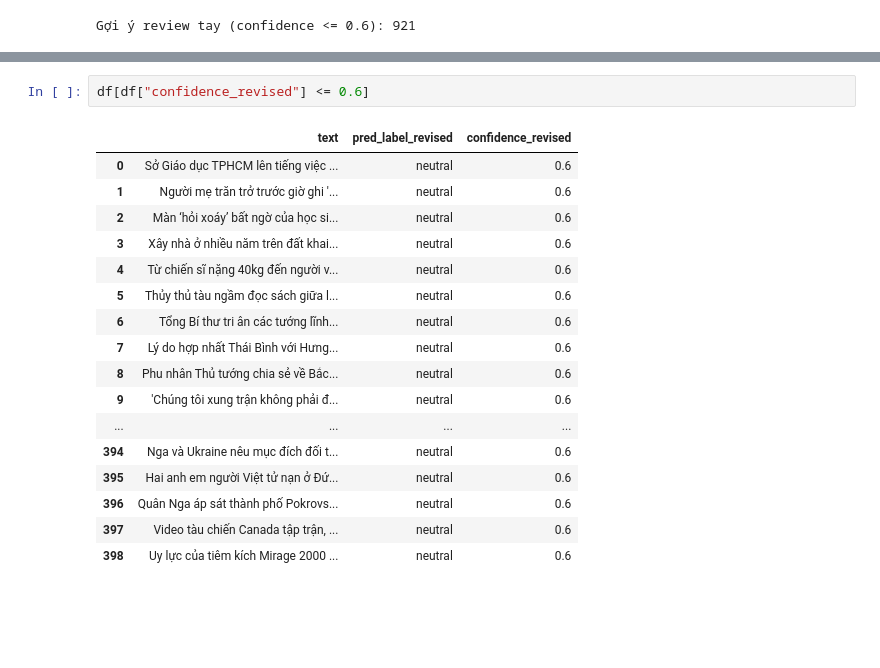
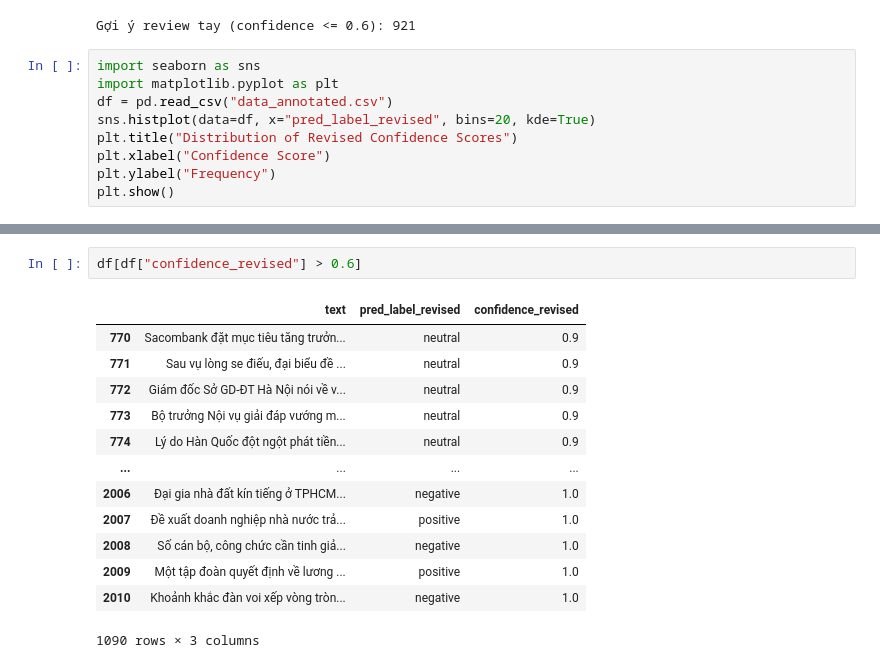
Before and after one commit to leducthanh041/DS102-DoAn, a Jupyter notebook: 02.GanNhan.ipynb, the cells around one changed output, grey strips where cells are left out. Drawn from its saved outputs; the diff is of its cells as text; blank space fills up the shorter version.

Commit message:
Done labelling data

```diff
--- a/02.GanNhan.ipynb
+++ b/02.GanNhan.ipynb
@@ -778,3 +277,12 @@ df = pd.read_csv("data_annotated.csv")
 print("Gợi ý review tay (confidence <= 0.6):", int((df["confidence_revised"] <= 0.6).sum()))
 # %% [output]
 Gợi ý review tay (confidence <= 0.6): 921
+# %%
+import seaborn as sns
+import matplotlib.pyplot as plt
+df = pd.read_csv("data_annotated.csv")
+sns.histplot(data=df, x="pred_label_revised", bins=20, kde=True)
+plt.title("Distribution of Revised Confidence Scores")
+plt.xlabel("Confidence Score")
+plt.ylabel("Frequency")
+plt.show()
@@ -781,22 +291,18 @@ Gợi ý review tay (confidence <= 0.6): 921
 # %%
-df[df["confidence_revised"] <= 0.6]
+df[df["confidence_revised"] > 0.6]
 # %% [output]
 |  | text | pred_label_revised | confidence_revised |
-| 0 | Sở Giáo dục TPHCM lên tiếng việc ... | neutral | 0.6 |
-| 1 | Người mẹ trăn trở trước giờ ghi '... | neutral | 0.6 |
-| 2 | Màn ‘hỏi xoáy’ bất ngờ của học si... | neutral | 0.6 |
-| 3 | Xây nhà ở nhiều năm trên đất khai... | neutral | 0.6 |
-| 4 | Từ chiến sĩ nặng 40kg đến người v... | neutral | 0.6 |
-| 5 | Thủy thủ tàu ngầm đọc sách giữa l... | neutral | 0.6 |
-| 6 | Tổng Bí thư tri ân các tướng lĩnh... | neutral | 0.6 |
-| 7 | Lý do hợp nhất Thái Bình với Hưng... | neutral | 0.6 |
-| 8 | Phu nhân Thủ tướng chia sẻ về Bắc... | neutral | 0.6 |
-| 9 | 'Chúng tôi xung trận không phải đ... | neutral | 0.6 |
+| 770 | Sacombank đặt mục tiêu tăng trưởn... | neutral | 0.9 |
+| 771 | Sau vụ lòng se điếu, đại biểu đề ... | neutral | 0.9 |
+| 772 | Giám đốc Sở GD-ĐT Hà Nội nói về v... | neutral | 0.9 |
+| 773 | Bộ trưởng Nội vụ giải đáp vướng m... | neutral | 0.9 |
+| 774 | Lý do Hàn Quốc đột ngột phát tiền... | neutral | 0.9 |
 | ... | ... | ... | ... |
-| 394 | Nga và Ukraine nêu mục đích đối t... | neutral | 0.6 |
-| 395 | Hai anh em người Việt tử nạn ở Đứ... | neutral | 0.6 |
-| 396 | Quân Nga áp sát thành phố Pokrovs... | neutral | 0.6 |
-| 397 | Video tàu chiến Canada tập trận, ... | neutral | 0.6 |
-| 398 | Uy lực của tiêm kích Mirage 2000 ... | neutral | 0.6 |
+| 2006 | Đại gia nhà đất kín tiếng ở TPHCM... | negative | 1.0 |
+| 2007 | Đề xuất doanh nghiệp nhà nước trả... | positive | 1.0 |
+| 2008 | Số cán bộ, công chức cần tinh giả... | negative | 1.0 |
+| 2009 | Một tập đoàn quyết định về lương ... | positive | 1.0 |
+| 2010 | Khoảnh khắc đàn voi xếp vòng tròn... | negative | 1.0 |
+1090 rows × 3 columns
 # %%
 from IPython.display import display
```
Also changed, not shown: parts of 7 cells of this notebook, 2 other files.
